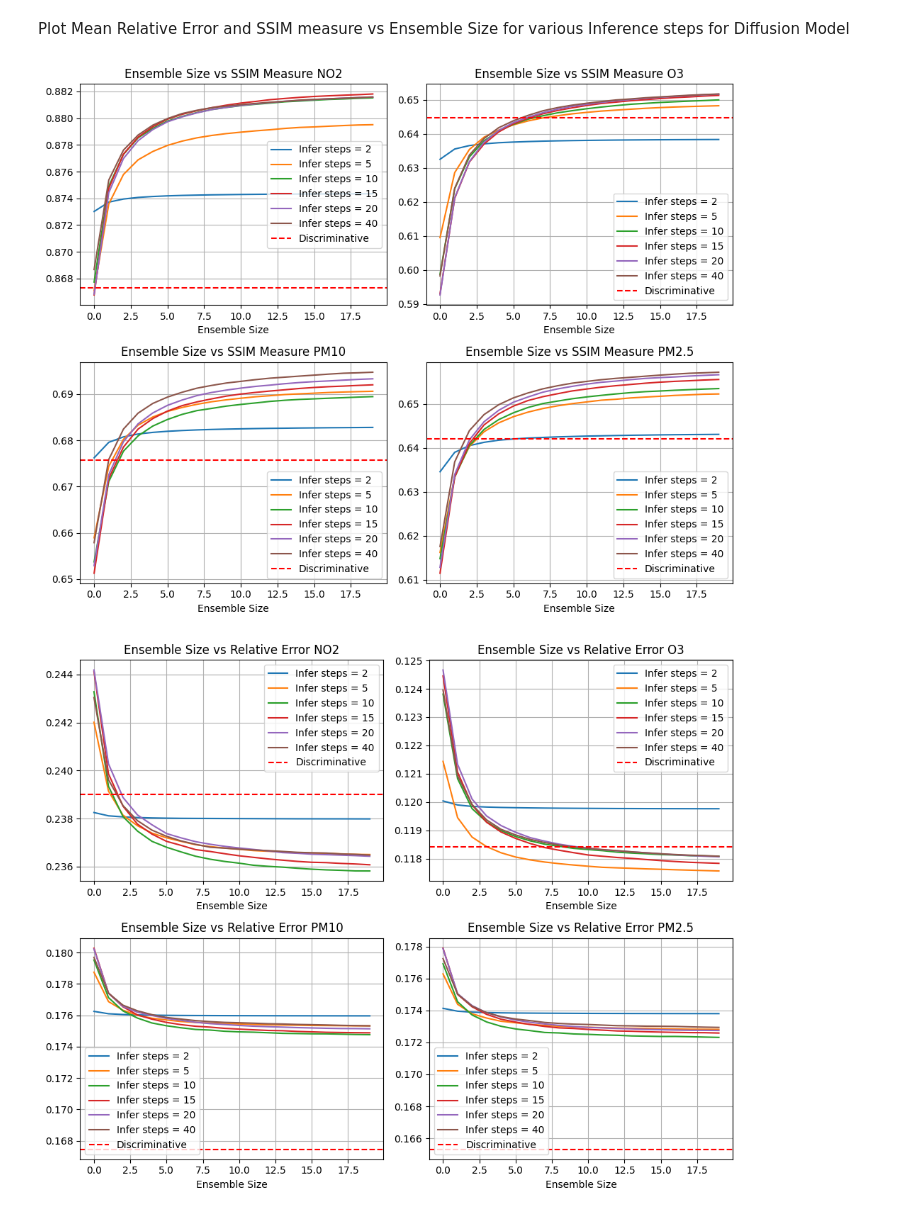
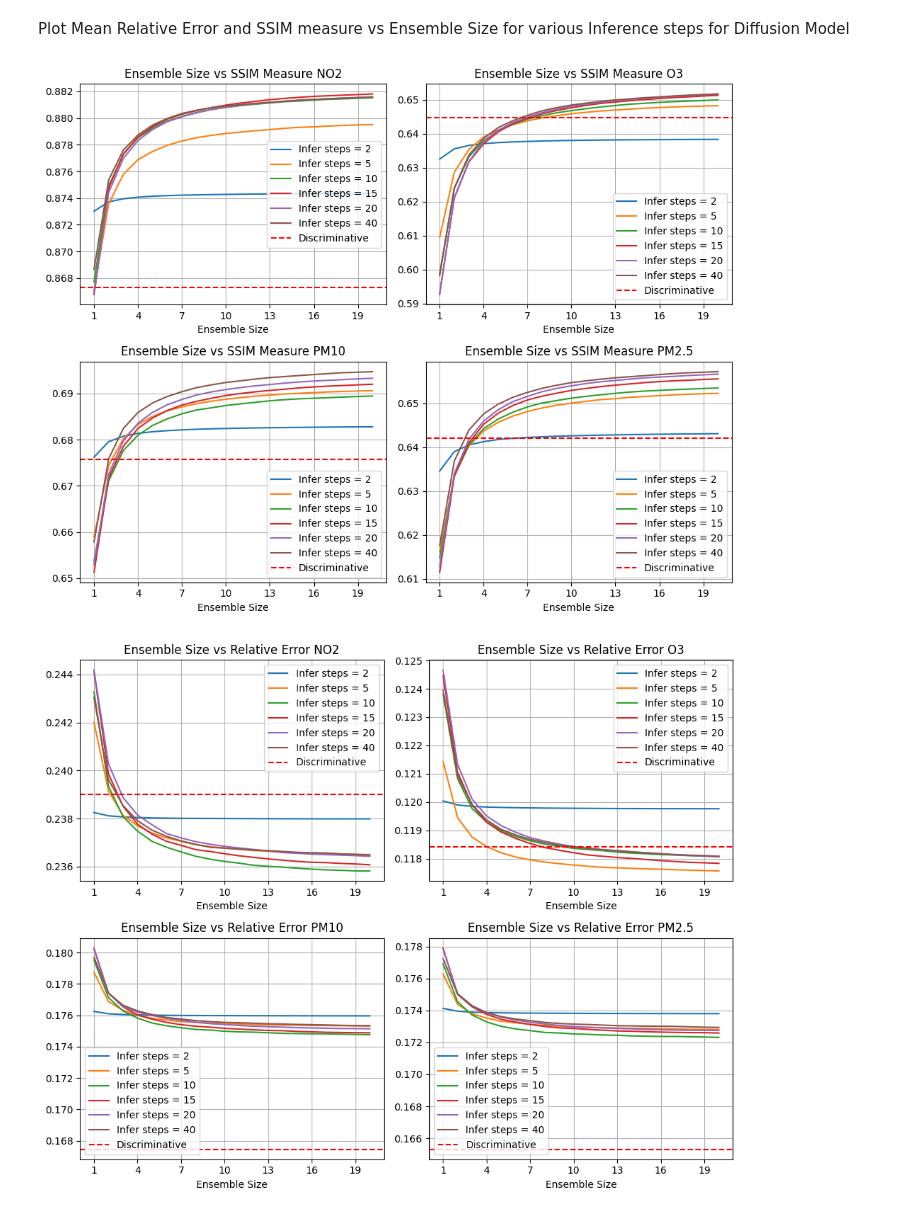
Before and after one commit to abhishek30-ml/MSc-Thesis-air-pollution, a Jupyter notebook: inference/simulation_result.ipynb, the cells around one changed output. Saved outputs shown, nothing was run; the diff lists cells and outputs as text; code cells hidden in the pictures.

Commit message:
graph change

```diff
--- a/inference/simulation_result.ipynb
+++ b/inference/simulation_result.ipynb
@@ -246,35 +246,36 @@ f, ax = plt.subplots(2, 2, figsize=(10,8))
 c=0
 title = ['NO2', 'O3', 'PM10', 'PM2.5']
 for k in range(len(inf_steps_list)):
     c=0
     with open('result/simulation_data/diffusion_metrics/output_metric_inf_size_'+ str(inf_steps_list[k]) + '.json', 'r') as file:
         data = json.load(file)
 
     ssim_meas = np.array(data['SSIM'])
 
     for i in range(2):
         for j in range(2):
-            ax[i,j].plot(ssim_meas[:,c], label='Infer steps = ' + str(inf_steps_list[k]))
+            ax[i,j].plot(np.linspace(1, 20,20), ssim_meas[:,c], label='Infer steps = ' + str(inf_steps_list[k]))
             ax[i,j].grid()
             ax[i,j].set_title('Ensemble Size vs SSIM Measure ' + title[c])
             ax[i,j].set_xlabel('Ensemble Size')
             ax[i,j].legend()
             c+=1
 
 ax[0,0].axhline(unet_ssim['0'], linestyle='--', label='Discriminative', color='red')
 ax[0,1].axhline(unet_ssim['1'], linestyle='--', label='Discriminative', color='red')
 ax[1,0].axhline(unet_ssim['2'], linestyle='--', label='Discriminative', color='red')
 ax[1,1].axhline(unet_ssim['3'], linestyle='--', label='Discriminative', color='red')
 for i in range(2):
     for j in range(2):
         ax[i,j].legend()
         ax[i,j].grid()
+        ax[i,j].set_xticks([1, 4,7,10,13,16,19])
 
 plt.tight_layout()
 
 plt.savefig('result/simulation_data/diffusion_metrics/ssim_ensem_inf.svg')
 # %% [output]
-[figure, old version]
+[figure, new version]
 # %%
 inf_steps_list = [2,5,10,15,20,40]
 
@@ -295,7 +296,7 @@ for k in range(len(inf_steps_list)):
 
     for i in range(2):
         for j in range(2):
-            ax[i,j].plot(relative_error_list[:,c], label='Infer steps = ' + str(inf_steps_list[k]))
+            ax[i,j].plot(np.linspace(1, 20,20), relative_error_list[:,c], label='Infer steps = ' + str(inf_steps_list[k]))
             ax[i,j].grid()
             ax[i,j].set_title('Ensemble Size vs Relative Error ' + title[c])
             ax[i,j].set_xlabel('Ensemble Size')
@@ -310,9 +311,10 @@ for i in range(2):
     for j in range(2):
         ax[i,j].legend()
         ax[i,j].grid()
+        ax[i,j].set_xticks([1, 4,7,10,13,16,19])
 
 plt.tight_layout()
 
 plt.savefig('result/simulation_data/diffusion_metrics/relerr_ensem_inf.svg')
 # %% [output]
-[figure, old version]
+[figure, new version]
```
Also changed, not shown: 15 other files.
